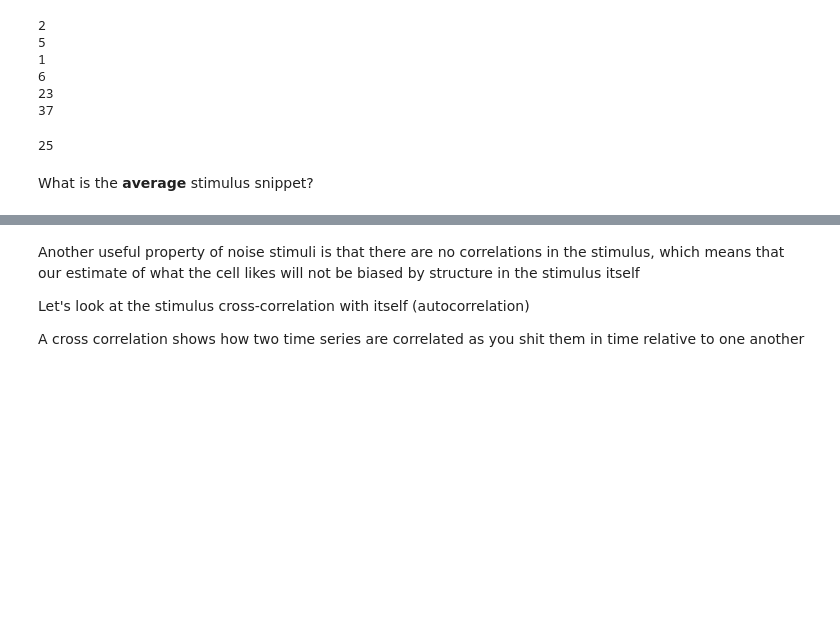
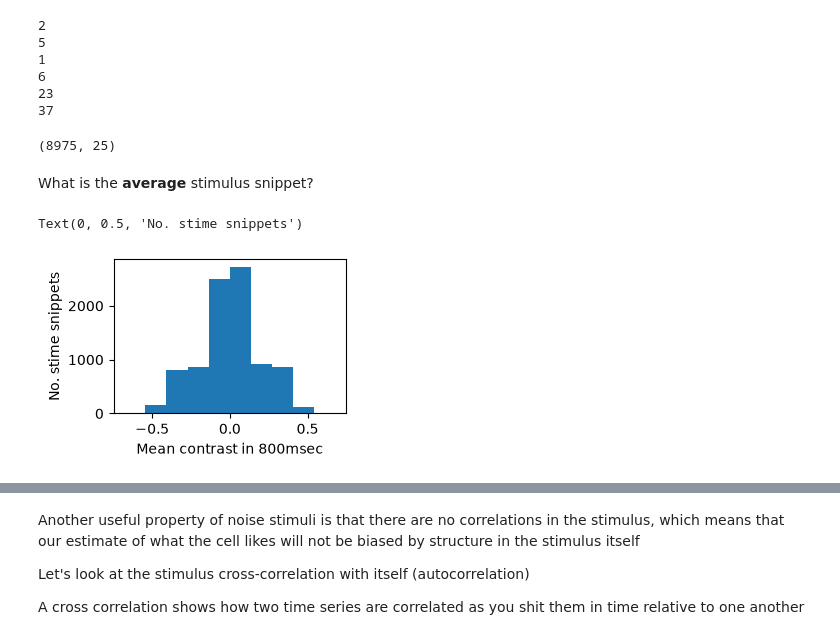
Before and after one commit to hdillow539/abio558hkd, a Jupyter notebook: miniproject_2_working.ipynb, the cells around one changed output, grey strips where cells are left out. Saved outputs shown, nothing was run; the diff lists cells and outputs as text; code cells hidden in the pictures; blank space fills up the shorter version.

```diff
--- a/miniproject_2_working.ipynb
+++ b/miniproject_2_working.ipynb
@@ -166,8 +167,21 @@ for frame in range(window_size, len(stimulus_contrast)):
     new_stim_snippet = stimulus_contrast[start_frame:end_frame]
     stim_snippets.append (new_stim_snippet)
 # %%
-len(stim_snippets[0])
+len(stim_snippets[100])
+stim_snippet_array = np.vstack(stim_snippets)
+#vstack makes it easier to do stats?#
+stim_snippet_array.shape
 # %% [output]
-25
+(8975, 25)
 # %% [markdown]
 What is the **average** stimulus snippet?
+# %%
+snippet_contrast = np.mean(stim_snippet_array, axis=1)
+snippet_contrast.shape
+fh, ax = plt.subplots(1,1, figsize=(3,2))
+ax.hist(snippet_contrast)
+ax.set_xlabel('Mean contrast in 800msec')
+ax.set_ylabel('No. stime snippets')
+# %% [output]
+Text(0, 0.5, 'No. stime snippets')
+[figure, added]
```
Also changed, not shown: parts of 8 cells of this notebook.
